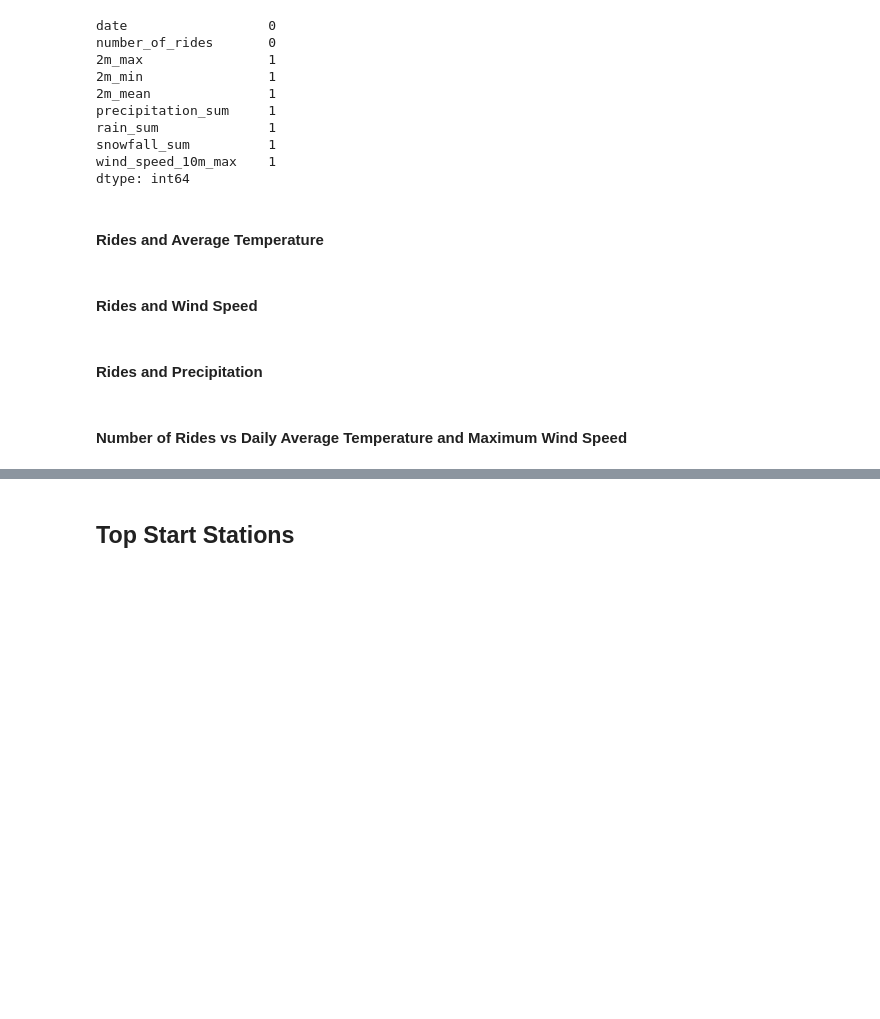
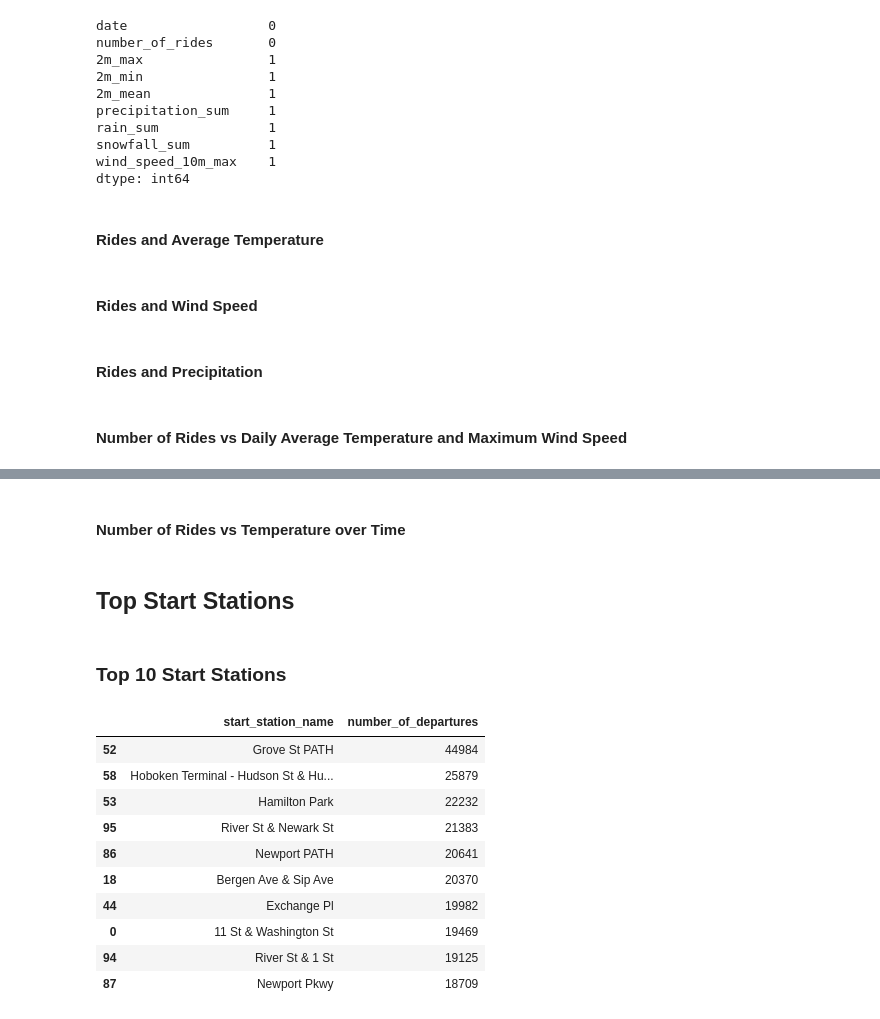
Before and after one commit to MarTvyal62/NYJ-City-Bike, a Jupyter notebook: notebooks/4_Data_Visualization.ipynb, the cells around one changed output, grey strips where cells are left out. Drawn from its saved outputs; the diff is of its cells as text; code cells hidden in the pictures; blank space fills up the shorter version.

Commit message:
Add visualizations for top Start and End station

```diff
--- a/notebooks/4_Data_Visualization.ipynb
+++ b/notebooks/4_Data_Visualization.ipynb
@@ -359,3 +362,5 @@ fig.update_traces(
 
 
 fig.show()
+# %% [markdown]
+#### Number of Rides vs Temperature over Time
@@ -362,2 +415,28 @@ fig.show()
 # %% [markdown]
 ## Top Start Stations
+# %% [markdown]
+### Top 10 Start Stations
+# %%
+top_start_stations = (
+    citibike_df
+    .groupby("start_station_name", as_index=False)
+    .agg(
+        number_of_departures=("ride_id", "count")
+    )
+    .sort_values("number_of_departures", ascending=False)
+    .head(10)
+)
+
+top_start_stations
+# %% [output]
+|  | start_station_name | number_of_departures |
+| 52 | Grove St PATH | 44984 |
+| 58 | Hoboken Terminal - Hudson St & Hu... | 25879 |
+| 53 | Hamilton Park | 22232 |
+| 95 | River St & Newark St | 21383 |
+| 86 | Newport PATH | 20641 |
+| 18 | Bergen Ave & Sip Ave | 20370 |
+| 44 | Exchange Pl | 19982 |
+| 0 | 11 St & Washington St | 19469 |
+| 94 | River St & 1 St | 19125 |
+| 87 | Newport Pkwy | 18709 |
```
Also changed, not shown: parts of 9 cells of this notebook.
